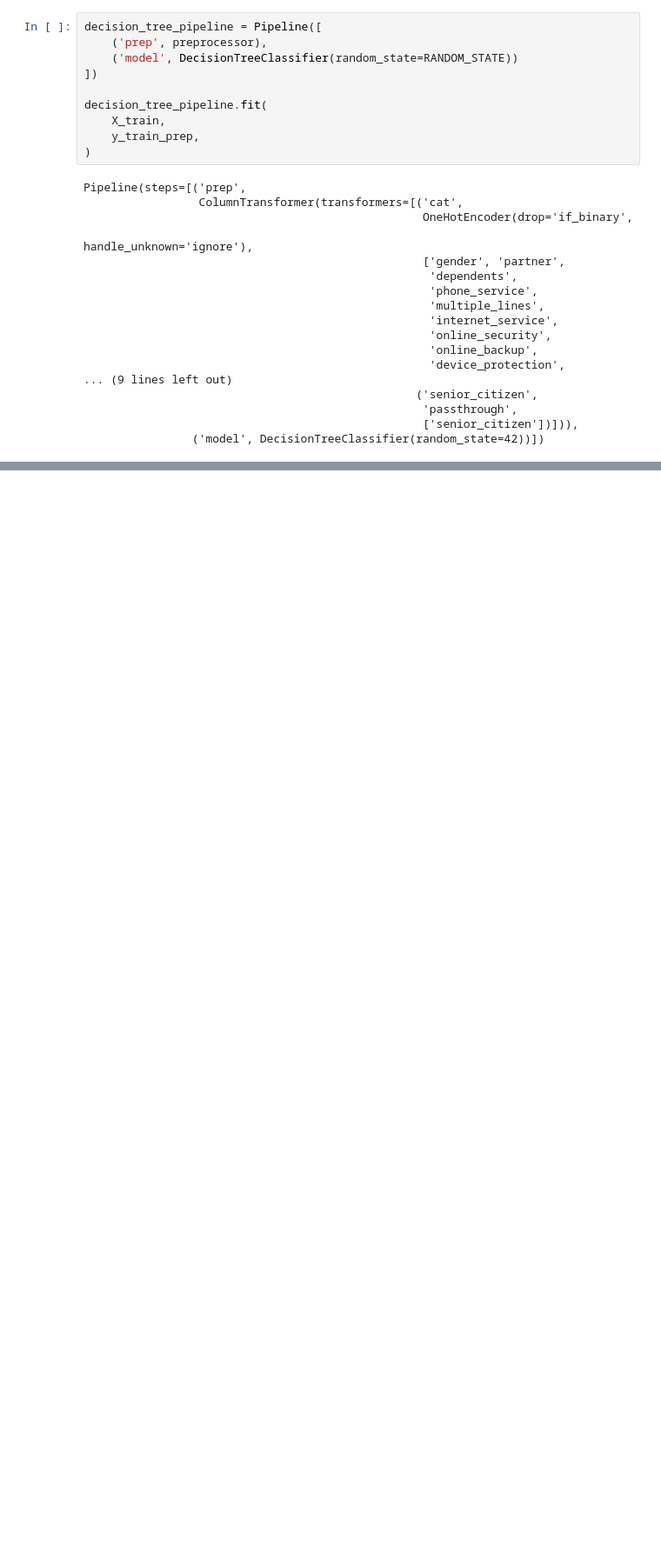
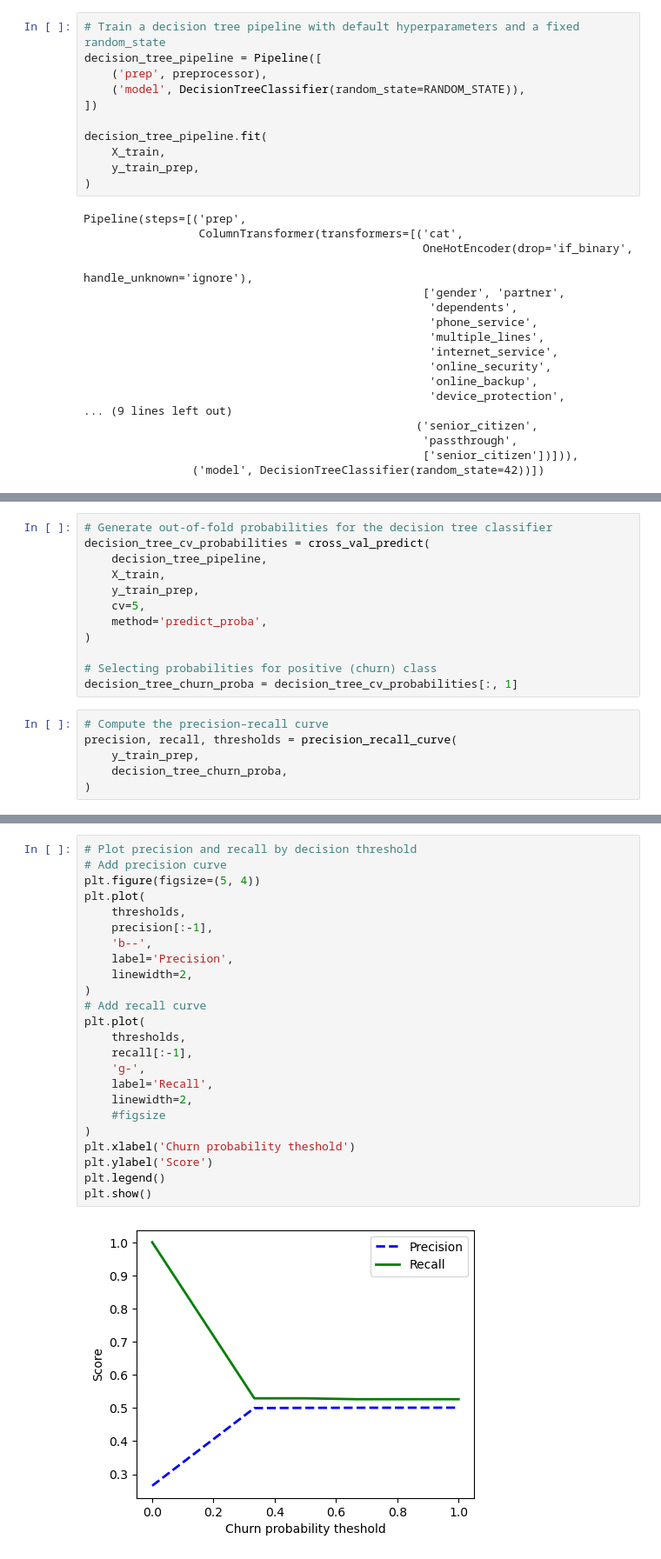
Before and after one commit to michal-ry/telco-churn-risk-scoring, a Jupyter notebook: notebooks/modeling/01_decision_tree.ipynb, the cells around one changed output, grey strips where cells are left out. Shown at 87% size. Drawn from its saved outputs; the diff is of its cells as text; blank space fills up the shorter version.

Commit message:
Evaluate decision tree with cross-validation

```diff
--- a/notebooks/modeling/01_decision_tree.ipynb
+++ b/notebooks/modeling/01_decision_tree.ipynb
@@ -87,9 +115,10 @@ array(['No', 'Yes'], dtype=object)
 # %% [markdown]
 ## Train a Decision Tree Classifier
 # %%
+# Train a decision tree pipeline with default hyperparameters and a fixed random_state
 decision_tree_pipeline = Pipeline([
     ('prep', preprocessor),
-    ('model', DecisionTreeClassifier(random_state=RANDOM_STATE))
+    ('model', DecisionTreeClassifier(random_state=RANDOM_STATE)),
 ])
 
 decision_tree_pipeline.fit(
@@ -125,0 +222,18 @@ np.float64(0.9982)
+# %%
+# Generate out-of-fold probabilities for the decision tree classifier
+decision_tree_cv_probabilities = cross_val_predict(
+    decision_tree_pipeline,
+    X_train,
+    y_train_prep,
+    cv=5,
+    method='predict_proba',
+)
+
+# Selecting probabilities for positive (churn) class
+decision_tree_churn_proba = decision_tree_cv_probabilities[:, 1]
+# %%
+# Compute the precision–recall curve
+precision, recall, thresholds = precision_recall_curve(
+    y_train_prep,
+    decision_tree_churn_proba,
+)
@@ -125,0 +254,26 @@ np.float64(0.9982)
+# %%
+# Plot precision and recall by decision threshold
+# Add precision curve
+plt.figure(figsize=(5, 4))
+plt.plot(
+    thresholds,
+    precision[:-1],
+    'b--',
+    label='Precision',
+    linewidth=2,
+)
+# Add recall curve
+plt.plot(
+    thresholds,
+    recall[:-1],
+    'g-',
+    label='Recall',
+    linewidth=2,
+    #figsize
+)
+plt.xlabel('Churn probability theshold')
+plt.ylabel('Score')
+plt.legend()
+plt.show()
+# %% [output]
+[figure, added]
```
Also changed, not shown: parts of 24 cells of this notebook.
